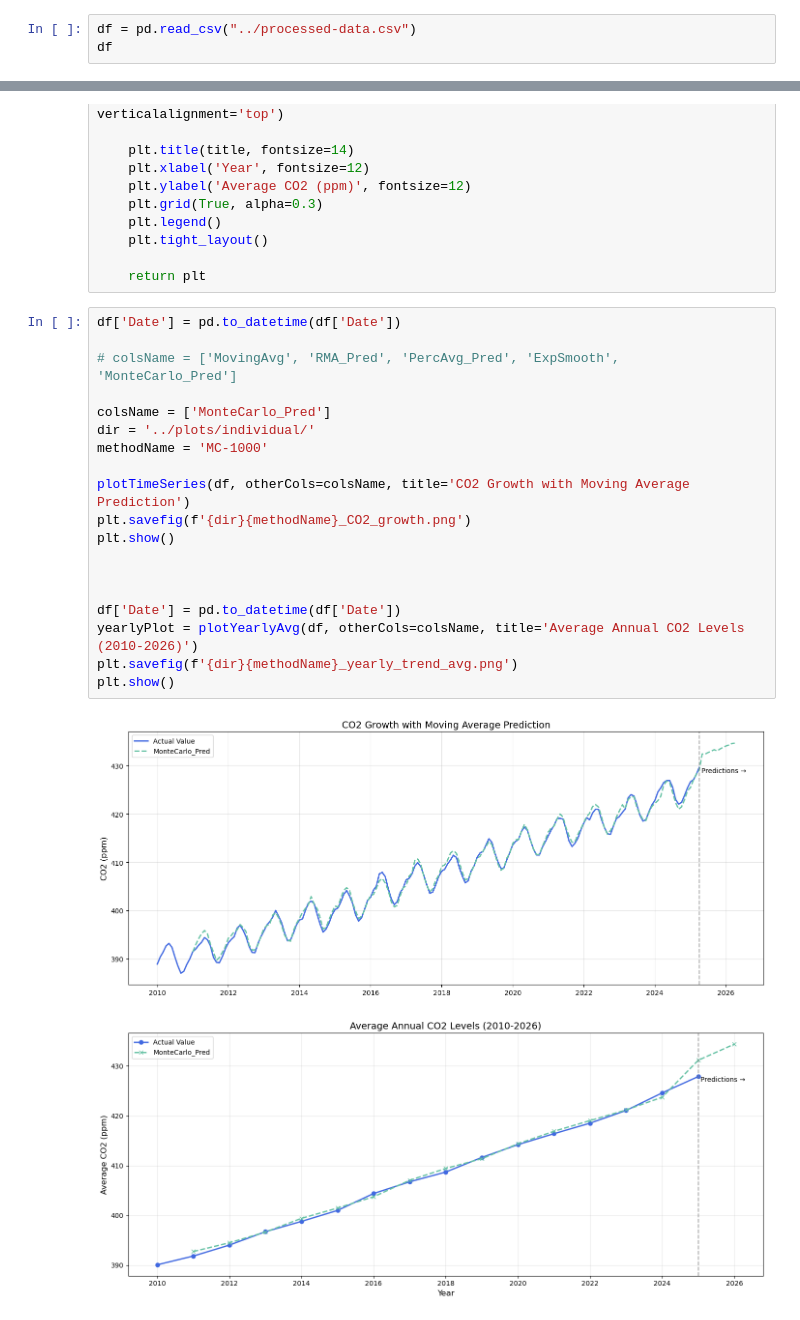
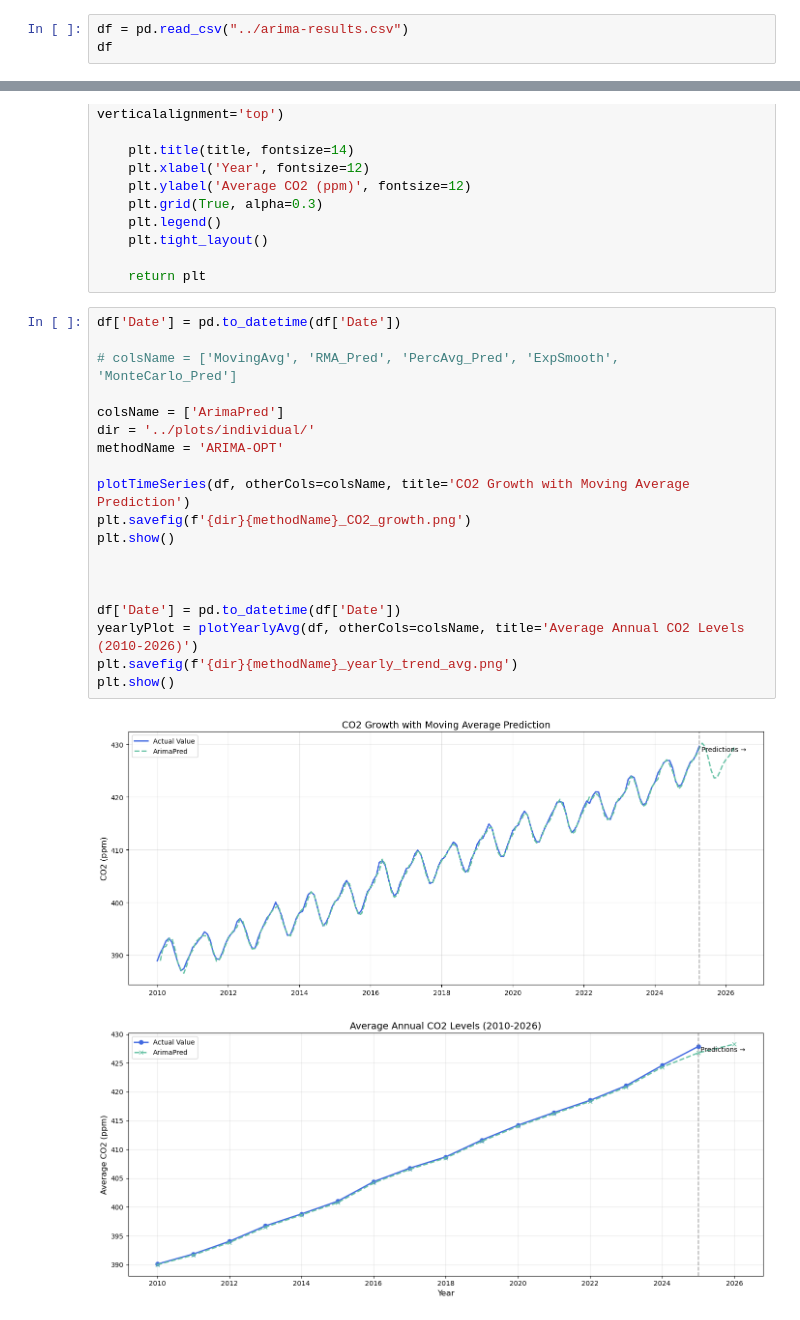
Before and after one commit to aLieexe/statistika-final-proj, a Jupyter notebook: src/plot-prediction.ipynb, the cells around one changed output, grey strips where cells are left out. Cells and saved outputs as stored; diff of their text form.

Commit message:
arima

```diff
--- a/src/plot-prediction.ipynb
+++ b/src/plot-prediction.ipynb
@@ -3,6 +3,6 @@ import pandas as pd
 import matplotlib.pyplot as plt
 import seaborn as sns
 # %%
-df = pd.read_csv("../processed-data.csv")
+df = pd.read_csv("../arima-results.csv")
 df
 # %% [output]
@@ -105,22 +105,22 @@ def plotYearlyAvg(df, valueCol='Value', otherCols=None, title='Annual CO2 Levels
 # %%
 df['Date'] = pd.to_datetime(df['Date'])
 
 # colsName = ['MovingAvg', 'RMA_Pred', 'PercAvg_Pred', 'ExpSmooth', 'MonteCarlo_Pred']
 
-colsName = ['MonteCarlo_Pred']
+colsName = ['ArimaPred']
 dir = '../plots/individual/'
-methodName = 'MC-1000'
+methodName = 'ARIMA-OPT'
 
 plotTimeSeries(df, otherCols=colsName, title='CO2 Growth with Moving Average Prediction')
 plt.savefig(f'{dir}{methodName}_CO2_growth.png')
 plt.show()
 
 
 
 df['Date'] = pd.to_datetime(df['Date'])
 yearlyPlot = plotYearlyAvg(df, otherCols=colsName, title='Average Annual CO2 Levels (2010-2026)')
 plt.savefig(f'{dir}{methodName}_yearly_trend_avg.png')
 plt.show()
 # %% [output]
-[figure, old version]
+[figure, new version]
-[figure, old version]
+[figure, new version]
```
Also changed, not shown: parts of 1 cell of this notebook, 4 other files.
